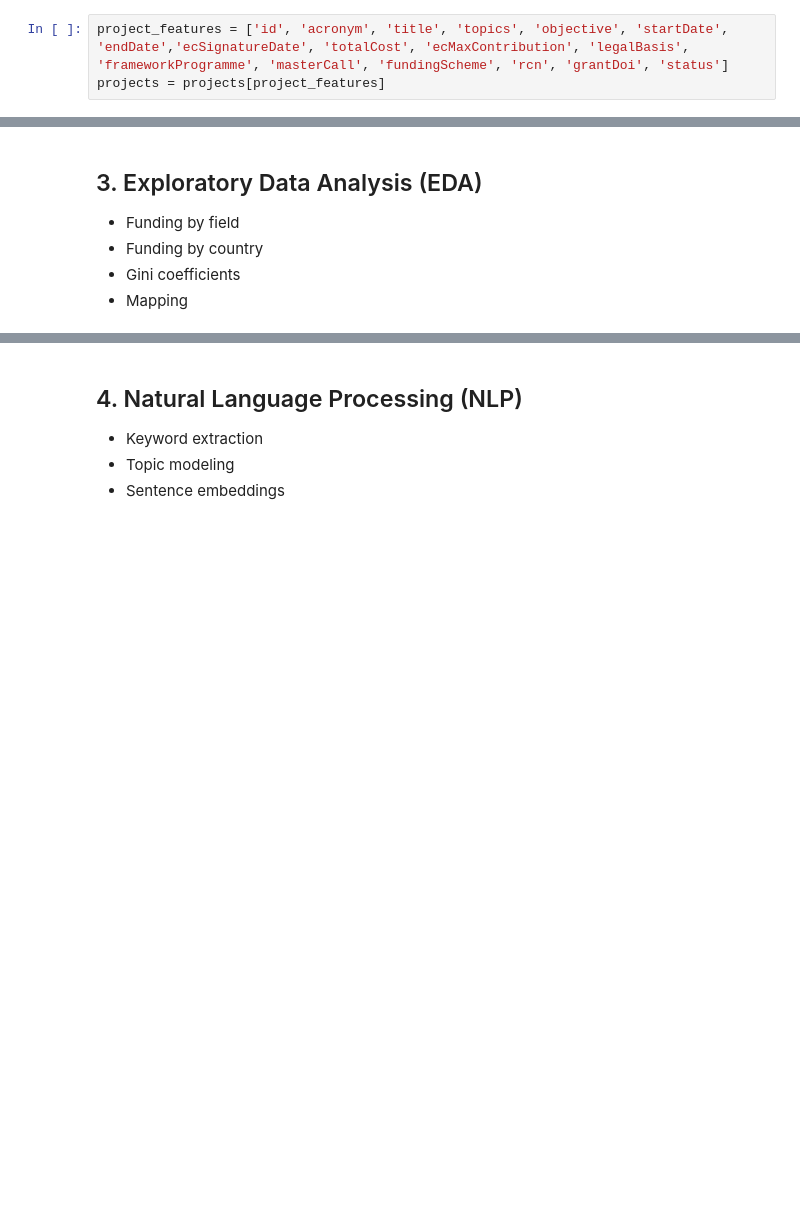
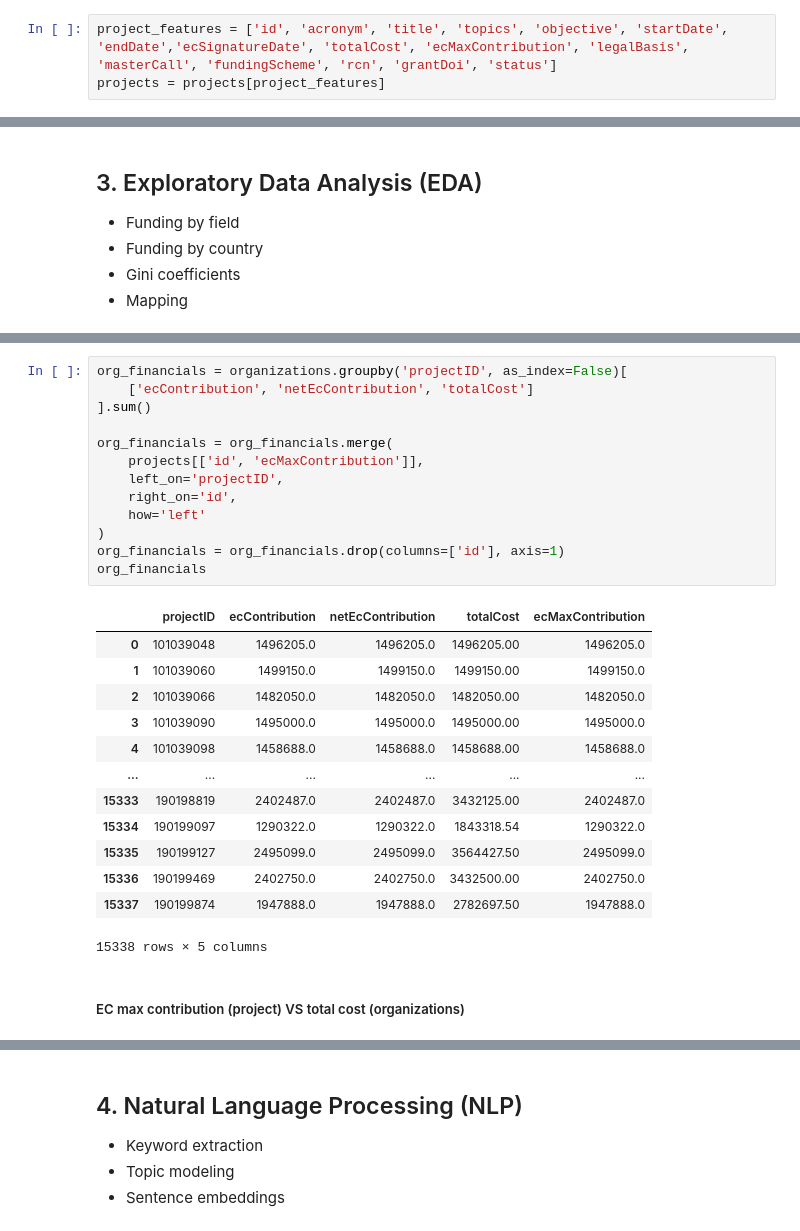
Before and after one commit to EliasIblisdir/MDA_project, a Jupyter notebook: Horizon.ipynb, the cells around one changed output, grey strips where cells are left out. Saved outputs shown, nothing was run; the diff lists cells and outputs as text; blank space fills up the shorter version.

```diff
--- a/Horizon.ipynb
+++ b/Horizon.ipynb
@@ -141,3 +145,3 @@ projects['ecMaxContribution'] = projects['ecMaxContribution'].str.replace(',', '
 # %%
-project_features = ['id', 'acronym', 'title', 'topics', 'objective', 'startDate', 'endDate','ecSignatureDate', 'totalCost', 'ecMaxContribution', 'legalBasis', 'frameworkProgramme', 'masterCall', 'fundingScheme', 'rcn', 'grantDoi', 'status']
+project_features = ['id', 'acronym', 'title', 'topics', 'objective', 'startDate', 'endDate','ecSignatureDate', 'totalCost', 'ecMaxContribution', 'legalBasis', 'masterCall', 'fundingScheme', 'rcn', 'grantDoi', 'status']
 projects = projects[project_features]
@@ -165,0 +246,29 @@ projects
+# %%
+org_financials = organizations.groupby('projectID', as_index=False)[
+    ['ecContribution', 'netEcContribution', 'totalCost']
+].sum()
+
+org_financials = org_financials.merge(
+    projects[['id', 'ecMaxContribution']],
+    left_on='projectID',
+    right_on='id',
+    how='left'
+)
+org_financials = org_financials.drop(columns=['id'], axis=1)
+org_financials
+# %% [output]
+|  | projectID | ecContribution | netEcContribution | totalCost | ecMaxContribution |
+| 0 | 101039048 | 1496205.0 | 1496205.0 | 1496205.00 | 1496205.0 |
+| 1 | 101039060 | 1499150.0 | 1499150.0 | 1499150.00 | 1499150.0 |
+| 2 | 101039066 | 1482050.0 | 1482050.0 | 1482050.00 | 1482050.0 |
+| 3 | 101039090 | 1495000.0 | 1495000.0 | 1495000.00 | 1495000.0 |
+| 4 | 101039098 | 1458688.0 | 1458688.0 | 1458688.00 | 1458688.0 |
+| ... | ... | ... | ... | ... | ... |
+| 15333 | 190198819 | 2402487.0 | 2402487.0 | 3432125.00 | 2402487.0 |
+| 15334 | 190199097 | 1290322.0 | 1290322.0 | 1843318.54 | 1290322.0 |
+| 15335 | 190199127 | 2495099.0 | 2495099.0 | 3564427.50 | 2495099.0 |
+| 15336 | 190199469 | 2402750.0 | 2402750.0 | 3432500.00 | 2402750.0 |
+| 15337 | 190199874 | 1947888.0 | 1947888.0 | 2782697.50 | 1947888.0 |
+15338 rows × 5 columns
+# %% [markdown]
+##### EC max contribution (project) VS total cost (organizations)
```
Also changed, not shown: parts of 25 cells of this notebook.
